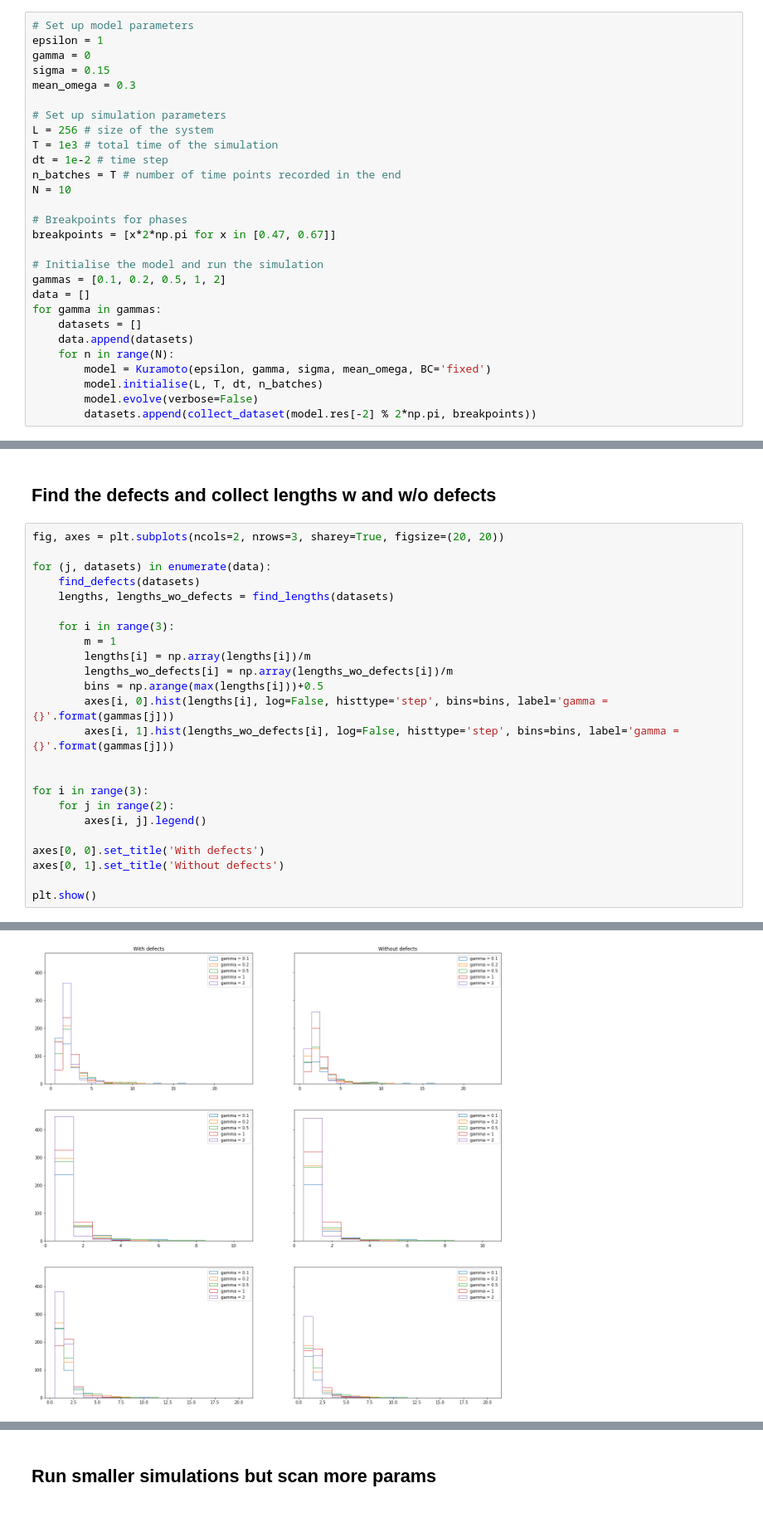
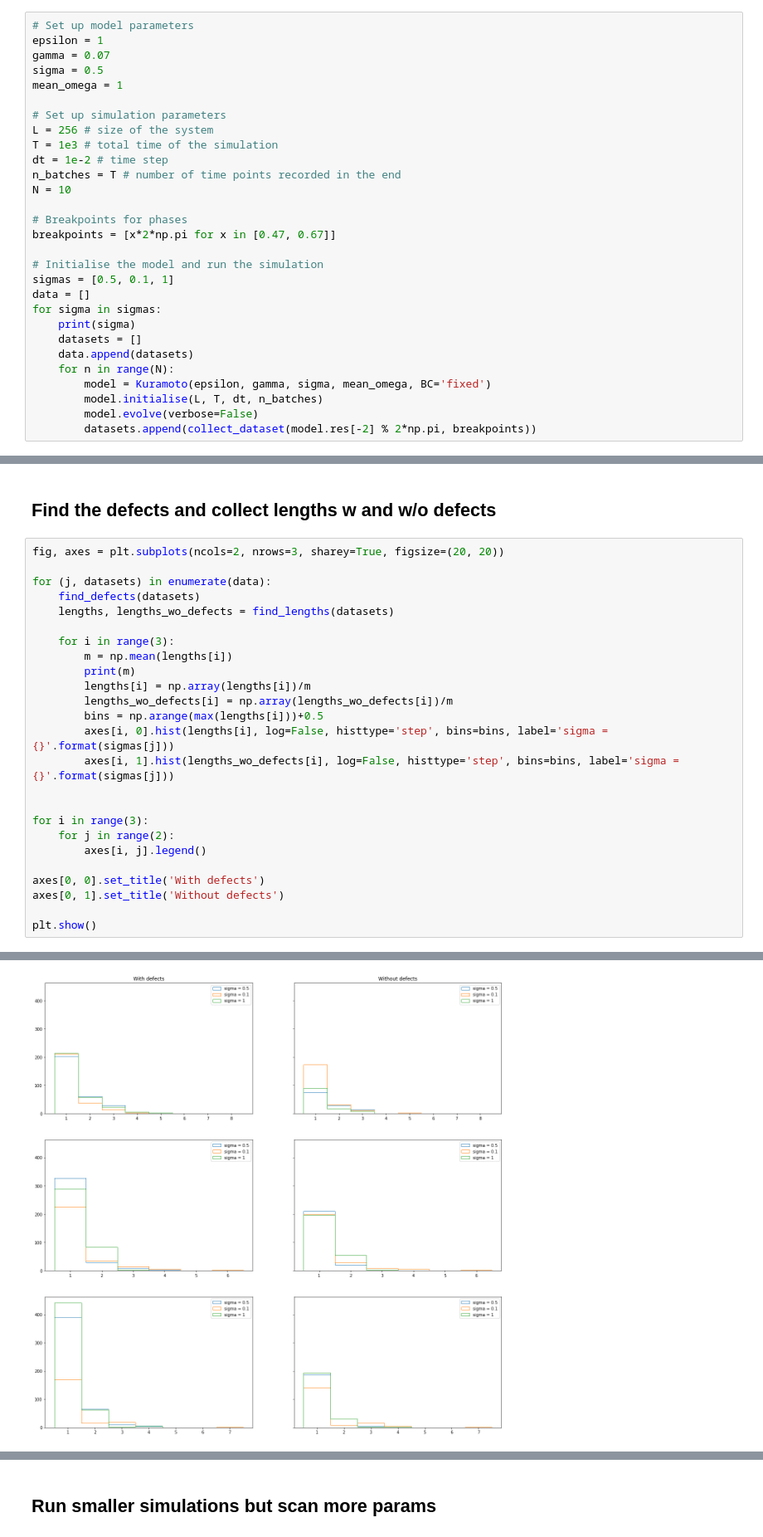
Before and after one commit to Irene-Li/kuramoto, a Jupyter notebook: wavelength_sim.py.ipynb, the cells around one changed output, grey strips where cells are left out. Shown at 83% size. Drawn from its saved outputs; the diff is of its cells as text.

```diff
--- a/wavelength_sim.py.ipynb
+++ b/wavelength_sim.py.ipynb
@@ -15,9 +15,9 @@ or from the matplotlib source distribution
 # %%
 # Set up model parameters
 epsilon = 1
-gamma = 0
-sigma = 0.15
-mean_omega = 0.3
+gamma = 0.07
+sigma = 0.5
+mean_omega = 1
 
 # Set up simulation parameters
 L = 256 # size of the system
@@ -30,9 +30,10 @@ N = 10
 breakpoints = [x*2*np.pi for x in [0.47, 0.67]]
 
 # Initialise the model and run the simulation
-gammas = [0.1, 0.2, 0.5, 1, 2]
+sigmas = [0.5, 0.1, 1]
 data = []
-for gamma in gammas:
+for sigma in sigmas:
+    print(sigma)
     datasets = []
     data.append(datasets)
     for n in range(N):
@@ -50,12 +55,13 @@ for (j, datasets) in enumerate(data):
     lengths, lengths_wo_defects = find_lengths(datasets)
 
     for i in range(3):
-        m = 1
+        m = np.mean(lengths[i])
+        print(m)
         lengths[i] = np.array(lengths[i])/m
         lengths_wo_defects[i] = np.array(lengths_wo_defects[i])/m
         bins = np.arange(max(lengths[i]))+0.5
-        axes[i, 0].hist(lengths[i], log=False, histtype='step', bins=bins, label='gamma = {}'.format(gammas[j]))
-        axes[i, 1].hist(lengths_wo_defects[i], log=False, histtype='step', bins=bins, label='gamma = {}'.format(gammas[j]))
+        axes[i, 0].hist(lengths[i], log=False, histtype='step', bins=bins, label='sigma = {}'.format(sigmas[j]))
+        axes[i, 1].hist(lengths_wo_defects[i], log=False, histtype='step', bins=bins, label='sigma = {}'.format(sigmas[j]))
 
 
 for i in range(3):
@@ -70 +85 @@ plt.show()
-[figure, old version]
+[figure, new version]
```
Also changed, not shown: parts of 3 cells of this notebook, 5 other files.
